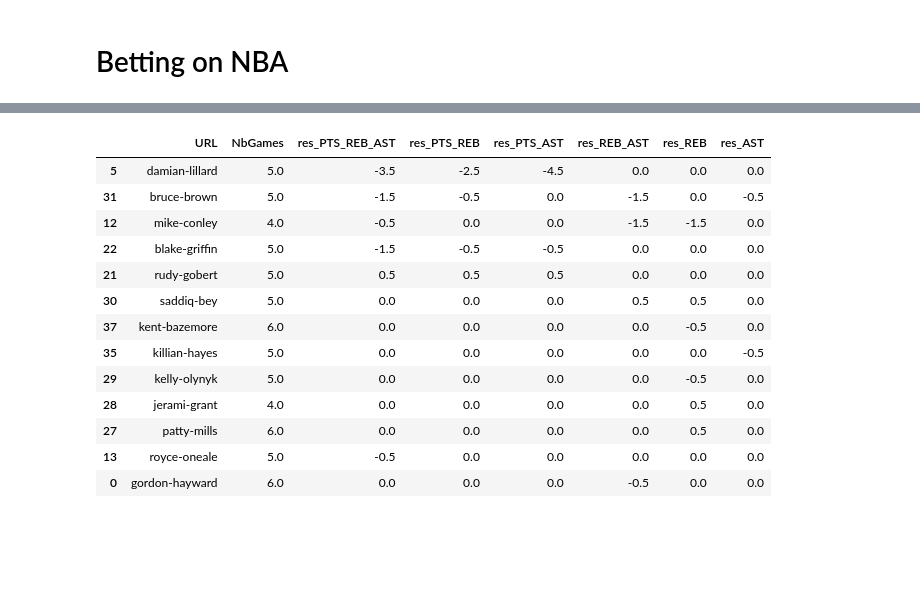
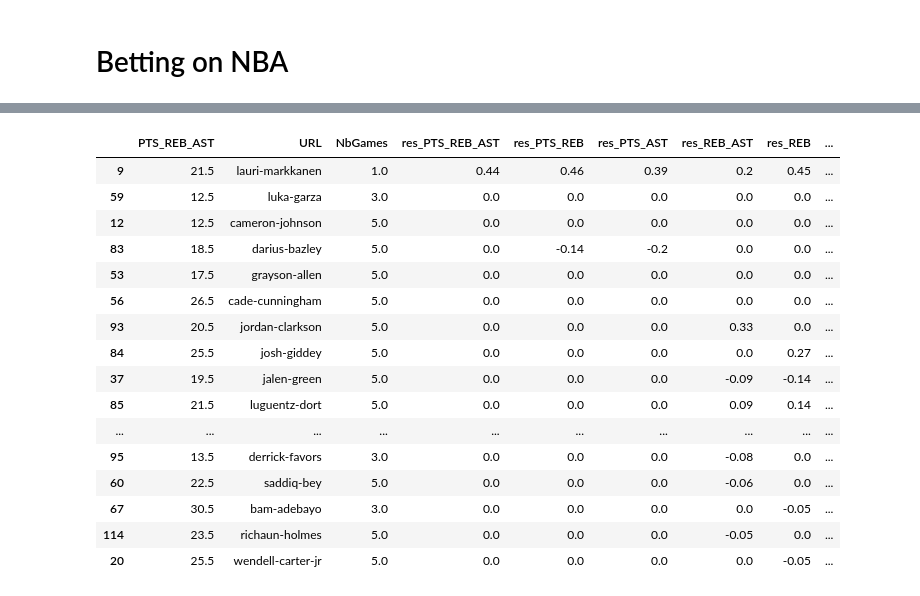
Before and after one commit to Shaakon35/NBA_Betting, a Jupyter notebook: Player_Stats.ipynb, the cells around one changed output, grey strips where cells are left out. Drawn from its saved outputs; the diff is of its cells as text; code cells hidden in the pictures; blank space fills up the shorter version.

```diff
--- a/Player_Stats.ipynb
+++ b/Player_Stats.ipynb
@@ -51,6 +97,3 @@ Driver [C:\Users\Valentin\.wdm\drivers\chromedriver\win32\95.0.4638.54\chromedri
-# %%
-# Shorten last n matches
-nb_prev_games = 99
 # %% [markdown]
 ![title](img/ESPN.png)
 # %%
@@ -398,43 +510,88 @@ Los Angeles Lakers - Houston Rockets
 # %%
+df = datasets[5]
+#df = datasets[3]
+#df = datasets[5]
+#df = datasets[99]
+#df.style.format(make_clickable).background_gradient(cmap=rd, subset=['TPTW']).background_gradient(cmap=bl, subset=['PTS_REB_AST', 'PTS_REB', 'PTS_AST']).background_gradient(cmap=cm, subset=['PTS', 'REB', 'AST']).background_gradient(cmap=pr, subset=['Minutes']).background_gradient(cmap=rg, subset=['Minutes']).set_precision(0)
+
 final = df2.merge(df, on=["FullName"], how='left')
 final.head()
 
 def Perf(Min, Max, Bet):
     if float(Min) > float(Bet):
-        return(float(Min) - float(Bet))
-    else:
-        if float(Max) < float(Bet):
-            return(float(Max) - float(Bet))
+        if(Min!=0):
+            return(round(float(float(Min) - float(Bet))/float(Bet),2))
         else:
             return(0)
+    else:
+        if(Min!=0):
+            if float(Max) < float(Bet):
+                return(round(float(float(Max) - float(Bet))/float(Bet),2))
+            else:
+                return(0)
+        else:
+                return(0)
 
+def Perf_mean(Mean, Bet):
+    return(round(float(Mean) - float(Bet),2))
 
 final["res_PTS_REB_AST"] = final.apply(lambda p : Perf(p["PTS_REB_AST","min"], p["PTS_REB_AST","max"], p["PTS_REB_AST"]), axis=1)
 final["res_PTS_REB"] = final.apply(lambda p : Perf(p["PTS_REB","min"], p["PTS_REB","max"], p["PTS_REB"]), axis=1)
 final["res_PTS_AST"] = final.apply(lambda p : Perf(p["PTS_AST","min"], p["PTS_AST","max"], p["PTS_AST"]), axis=1)
 final["res_REB_AST"] = final.apply(lambda p : Perf(p["REB_AST","min"], p["REB_AST","max"], p["REB_AST"]), axis=1)
 final["res_REB"] = final.apply(lambda p : Perf(p["REB","min"], p["REB","max"], p["REB"]), axis=1)
 final["res_AST"] = final.apply(lambda p : Perf(p["AST","min"], p["AST","max"], p["AST"]), axis=1)
+
+final["mean_PTS_REB_AST"] = final.apply(lambda p : Perf_mean(p["PTS_REB_AST","mean"], p["PTS_REB_AST"]), axis=1)
+#final["mean_PTS_REB_AST"] = final.apply(lambda p : 0 if p["res_PTS_REB_AST"]==0 else p["mean_PTS_REB_AST"], axis=1)
+final["mean_PTS_REB"] = final.apply(lambda p : Perf_mean(p["PTS_REB","mean"], p["PTS_REB"]), axis=1)
+#final["mean_PTS_REB"] = final.apply(lambda p : 0 if p["res_PTS_REB"]==0 else p["mean_PTS_REB"], axis=1)
+final["mean_PTS_AST"] = final.apply(lambda p : Perf_mean(p["PTS_AST","mean"], p["PTS_AST"]), axis=1)
+#final["mean_PTS_AST"] = final.apply(lambda p : 0 if p["res_PTS_AST"]==0 else p["mean_PTS_AST"], axis=1)
+
+final["mean_REB_AST"] = final.apply(lambda p : Perf_mean(p["REB_AST","mean"], p["REB_AST"]), axis=1)
+#final["mean_REB_AST"] = final.apply(lambda p : 0 if p["res_REB_AST"]==0 else p["mean_REB_AST"], axis=1)
+final["mean_REB"] = final.apply(lambda p : Perf_mean(p["REB","mean"], p["REB"]), axis=1)
+#final["mean_REB"] = final.apply(lambda p : 0 if p["res_REB"]==0 else p["mean_REB"], axis=1)
+final["mean_AST"] = final.apply(lambda p : Perf_mean(p["AST","mean"], p["AST"]), axis=1)
+#final["mean_AST"] = final.apply(lambda p : 0 if p["res_AST"]==0 else p["mean_AST"], axis=1)
+
+
+final["res_20PTS"] = final.apply(lambda p : 0 if (p["Odd20PTS"] * p["20PTS","mean"])<=1 else p["Odd20PTS"] * p["20PTS","mean"], axis=1)
+final["res_25PTS"] = final.apply(lambda p : 0 if (p["Odd25PTS"] * p["25PTS","mean"])<=1 else p["Odd25PTS"] * p["25PTS","mean"], axis=1)
+final["res_30PTS"] = final.apply(lambda p : 0 if (p["Odd30PTS"] * p["30PTS","mean"])<=1 else p["Odd30PTS"] * p["30PTS","mean"], axis=1)
+
+final["nREB"] = final.apply(lambda p : 0 if (p["Odd30PTS"] * p["30PTS","mean"])<=1 else p["Odd30PTS"] * p["30PTS","mean"], axis=1)
+
 final["res"] = abs(final["res_PTS_REB_AST"]) + abs(final["res_PTS_REB"]) + abs(final["res_PTS_AST"]) + abs(final["res_REB_AST"]) + abs(final["res_REB"]) + abs(final["res_AST"]) #Max
+final["res_PTS"] = final["res_20PTS"]+final["res_25PTS"]+final["res_30PTS"]
 final["URL"] = final["URL",""]
 
 final = final.sort_values('res', ascending=False)
 final["NbGames"] = final["NbGames",""]
-final = final[(final['res']>=0.5) | (final['res']<=-0.5)]
+final = final[(final['res']>=0.05) | (final['res']<=-0.05) #| (final['res_PTS']>0)
+             ]
 
-final[['URL', 'NbGames', 'res_PTS_REB_AST', 'res_PTS_REB', 'res_PTS_AST', 'res_REB_AST', 'res_REB', 'res_AST']].style.format(make_clickable).background_gradient(cmap=cm, subset=['res_PTS_REB_AST', 'res_PTS_REB', 'res_PTS_AST', 'res_REB_AST', 'res_REB', 'res_AST']).set_precision(0)
+final[["PTS_REB_AST", 'URL', 'NbGames', 'res_PTS_REB_AST', 'res_PTS_REB', 'res_PTS_AST', 'res_REB_AST', 'res_REB', 'res_AST', 'mean_PTS_REB_AST', 'mean_PTS_REB', 'mean_PTS_AST', 'mean_REB_AST', 'mean_REB', 'mean_AST'
+       #,'res_20PTS', 'res_25PTS', 'res_30PTS'
+      ]].style.format(make_clickable).background_gradient(cmap=cm, subset=['res_PTS_REB_AST', 'res_PTS_REB', 'res_PTS_AST', 'res_REB_AST', 'res_REB', 'res_AST'
+                                                                          ]).background_gradient(cmap=bl, subset=['mean_PTS_REB_AST', 'mean_PTS_REB', 'mean_PTS_AST', 'mean_REB_AST', 'mean_REB', 'mean_AST'
+                                                                                                                 ]).set_precision(0)
 # %% [output]
-|  | URL | NbGames | res_PTS_REB_AST | res_PTS_REB | res_PTS_AST | res_REB_AST | res_REB | res_AST |
-| 5 | damian-lillard | 5.0 | -3.5 | -2.5 | -4.5 | 0.0 | 0.0 | 0.0 |
-| 31 | bruce-brown | 5.0 | -1.5 | -0.5 | 0.0 | -1.5 | 0.0 | -0.5 |
-| 12 | mike-conley | 4.0 | -0.5 | 0.0 | 0.0 | -1.5 | -1.5 | 0.0 |
-| 22 | blake-griffin | 5.0 | -1.5 | -0.5 | -0.5 | 0.0 | 0.0 | 0.0 |
-| 21 | rudy-gobert | 5.0 | 0.5 | 0.5 | 0.5 | 0.0 | 0.0 | 0.0 |
-| 30 | saddiq-bey | 5.0 | 0.0 | 0.0 | 0.0 | 0.5 | 0.5 | 0.0 |
-| 37 | kent-bazemore | 6.0 | 0.0 | 0.0 | 0.0 | 0.0 | -0.5 | 0.0 |
-| 35 | killian-hayes | 5.0 | 0.0 | 0.0 | 0.0 | 0.0 | 0.0 | -0.5 |
-| 29 | kelly-olynyk | 5.0 | 0.0 | 0.0 | 0.0 | 0.0 | -0.5 | 0.0 |
-| 28 | jerami-grant | 4.0 | 0.0 | 0.0 | 0.0 | 0.0 | 0.5 | 0.0 |
-| 27 | patty-mills | 6.0 | 0.0 | 0.0 | 0.0 | 0.0 | 0.5 | 0.0 |
-| 13 | royce-oneale | 5.0 | -0.5 | 0.0 | 0.0 | 0.0 | 0.0 | 0.0 |
-| 0 | gordon-hayward | 6.0 | 0.0 | 0.0 | 0.0 | -0.5 | 0.0 | 0.0 |
+|  | PTS_REB_AST | URL | NbGames | res_PTS_REB_AST | res_PTS_REB | res_PTS_AST | res_REB_AST | res_REB | ... |
+| 9 | 21.5 | lauri-markkanen | 1.0 | 0.44 | 0.46 | 0.39 | 0.2 | 0.45 | ... |
+| 59 | 12.5 | luka-garza | 3.0 | 0.0 | 0.0 | 0.0 | 0.0 | 0.0 | ... |
+| 12 | 12.5 | cameron-johnson | 5.0 | 0.0 | 0.0 | 0.0 | 0.0 | 0.0 | ... |
+| 83 | 18.5 | darius-bazley | 5.0 | 0.0 | -0.14 | -0.2 | 0.0 | 0.0 | ... |
+| 53 | 17.5 | grayson-allen | 5.0 | 0.0 | 0.0 | 0.0 | 0.0 | 0.0 | ... |
+| 56 | 26.5 | cade-cunningham | 5.0 | 0.0 | 0.0 | 0.0 | 0.0 | 0.0 | ... |
+| 93 | 20.5 | jordan-clarkson | 5.0 | 0.0 | 0.0 | 0.0 | 0.33 | 0.0 | ... |
+| 84 | 25.5 | josh-giddey | 5.0 | 0.0 | 0.0 | 0.0 | 0.0 | 0.27 | ... |
+| 37 | 19.5 | jalen-green | 5.0 | 0.0 | 0.0 | 0.0 | -0.09 | -0.14 | ... |
+| 85 | 21.5 | luguentz-dort | 5.0 | 0.0 | 0.0 | 0.0 | 0.09 | 0.14 | ... |
+| ... | ... | ... | ... | ... | ... | ... | ... | ... | ... |
+| 95 | 13.5 | derrick-favors | 3.0 | 0.0 | 0.0 | 0.0 | -0.08 | 0.0 | ... |
+| 60 | 22.5 | saddiq-bey | 5.0 | 0.0 | 0.0 | 0.0 | -0.06 | 0.0 | ... |
+| 67 | 30.5 | bam-adebayo | 3.0 | 0.0 | 0.0 | 0.0 | 0.0 | -0.05 | ... |
+| 114 | 23.5 | richaun-holmes | 5.0 | 0.0 | 0.0 | 0.0 | -0.05 | 0.0 | ... |
+| 20 | 25.5 | wendell-carter-jr | 5.0 | 0.0 | 0.0 | 0.0 | 0.0 | -0.05 | ... |
```
Also changed, not shown: parts of 8 cells of this notebook, 6 other files.
